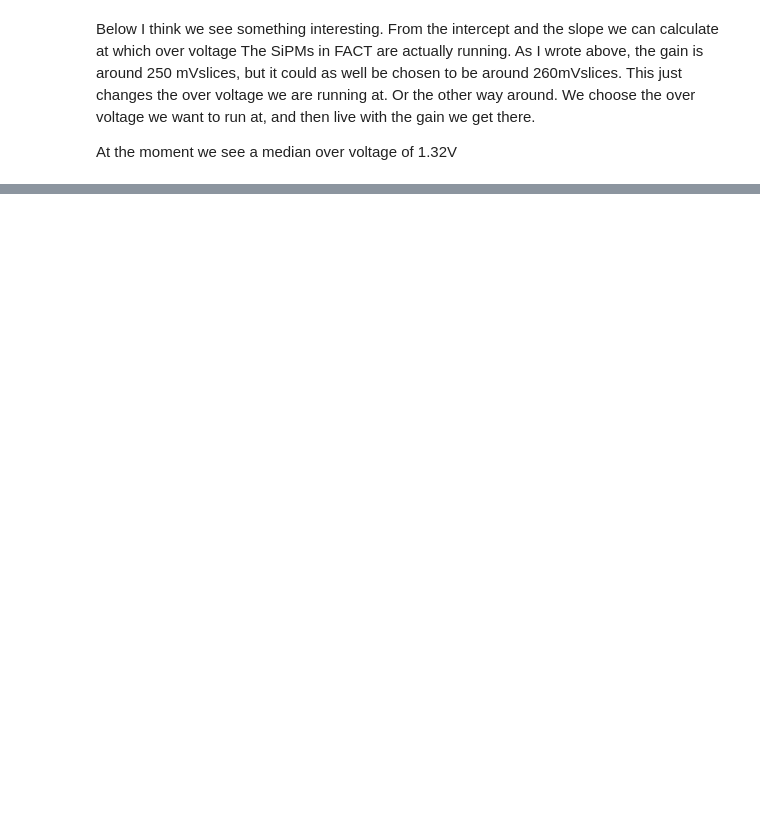
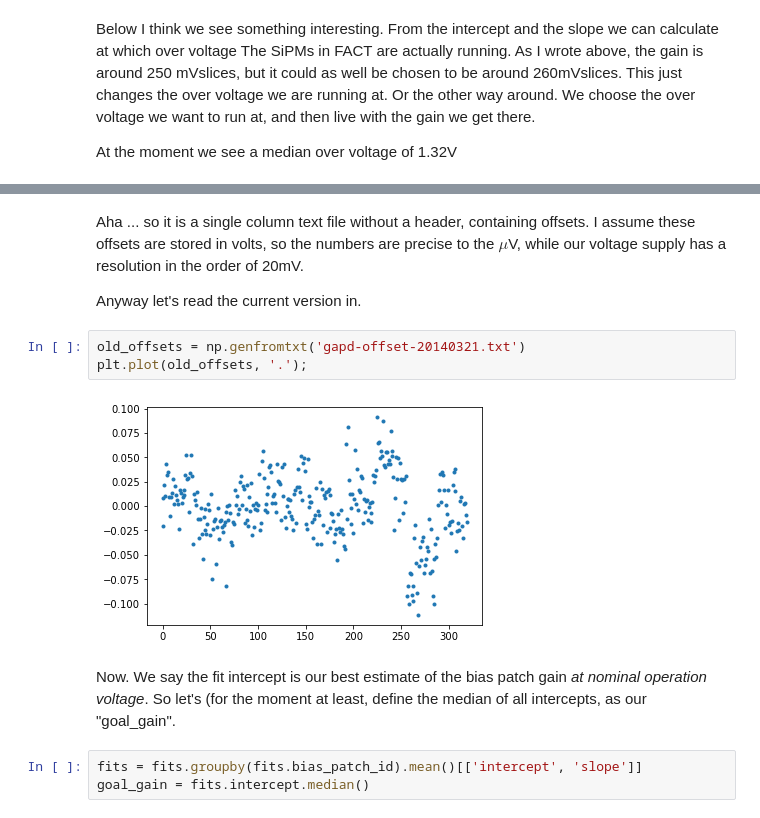
Before and after one commit to dneise/gain_homogenization_offsets_20170727, a Jupyter notebook: gain_homogenization_offsets_20170727.ipynb, the cells around one changed output, grey strips where cells are left out. Cells and saved outputs as stored; diff of their text form; blank space fills up the shorter version.

Commit message:
calculated the offsets ... not yet written to a text file

```diff
--- a/gain_homogenization_offsets_20170727.ipynb
+++ b/gain_homogenization_offsets_20170727.ipynb
@@ -361,0 +387,14 @@ plt.suptitle('Extrapolated value of the nominal over voltage, i.e. where Gain=0'
+# %% [markdown]
+Aha ... so it is a single column text file without a header, containing offsets. I assume these offsets are stored in volts, so the numbers are precise to the $\mu$V, while our voltage supply has a resolution in the order of 20mV.
+
+Anyway let's read the current version in.
+# %%
+old_offsets = np.genfromtxt('gapd-offset-20140321.txt')
+plt.plot(old_offsets, '.');
+# %% [output]
+[figure, added]
+# %% [markdown]
+Now. We say the fit intercept is our best estimate of the bias patch gain *at nominal operation voltage*. So let's (for the moment at least, define the median of all intercepts, as our "goal_gain".
+# %%
+fits = fits.groupby(fits.bias_patch_id).mean()[['intercept', 'slope']]
+goal_gain = fits.intercept.median()
```
Also changed, not shown: parts of 17 cells of this notebook.
